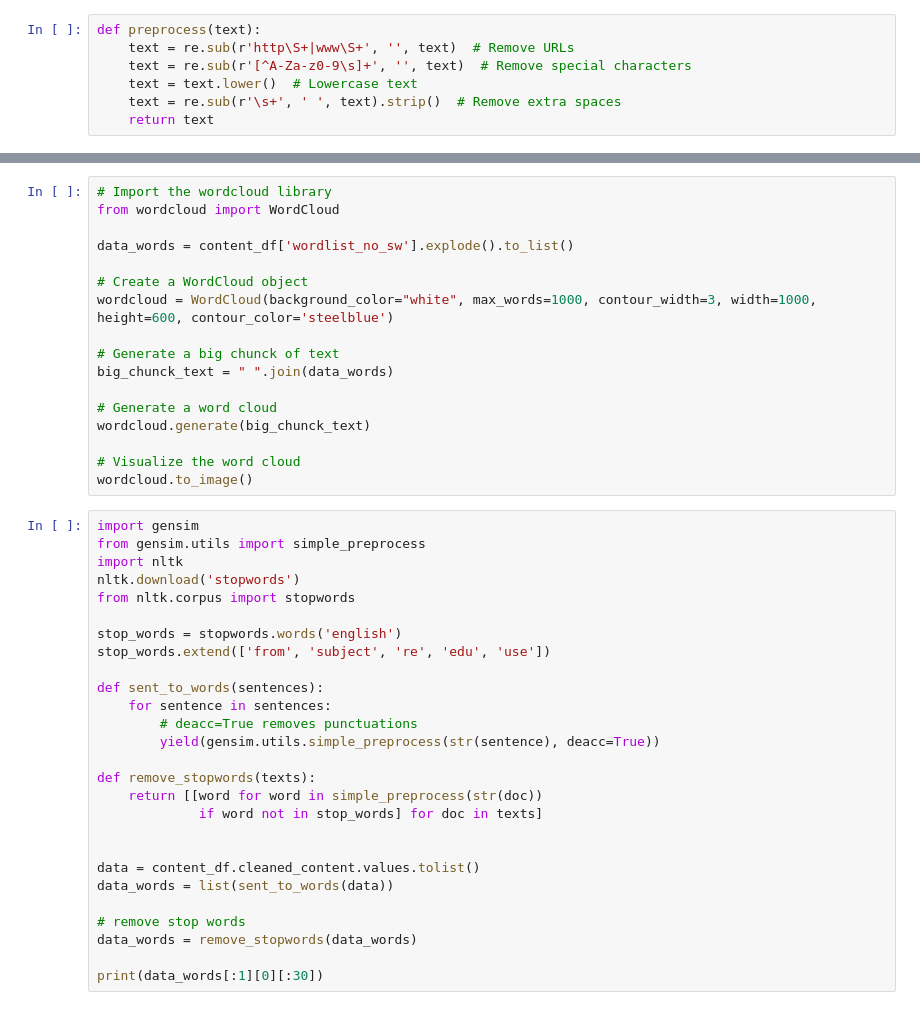
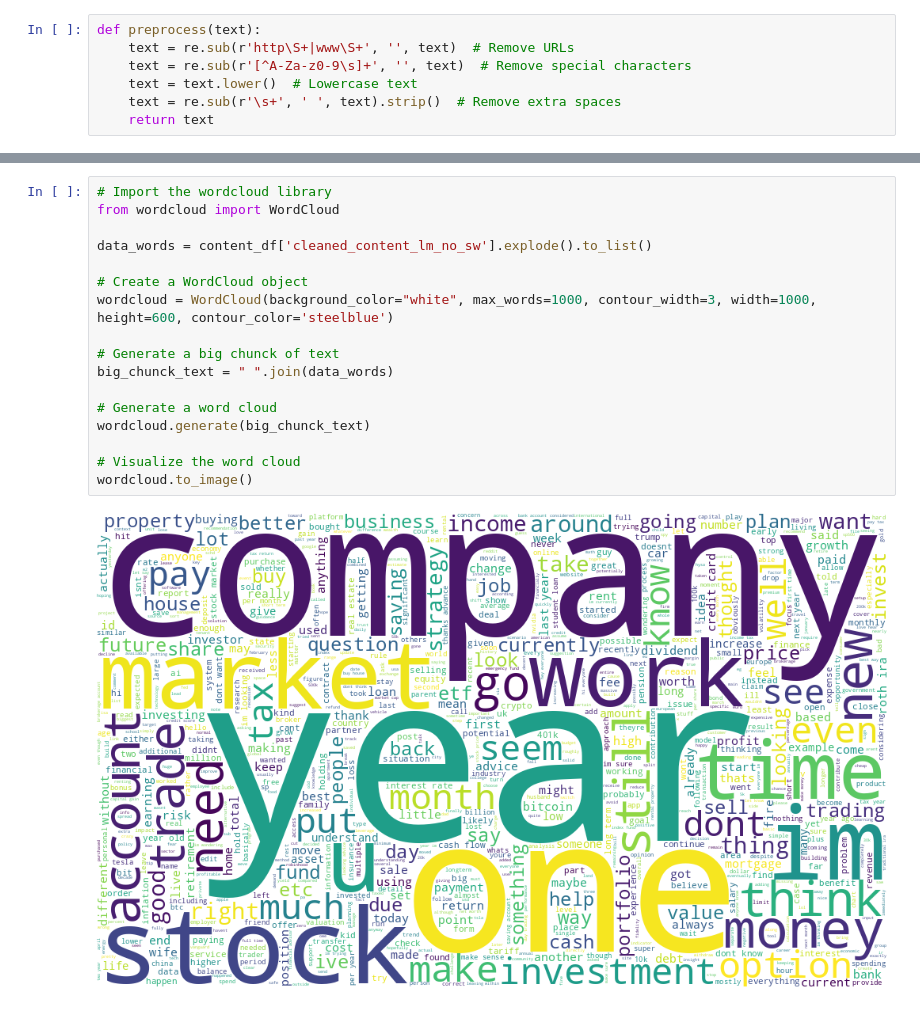
Before and after one commit to Joshuajee/AI-ML-PROJECTS, a Jupyter notebook: Topic Modelling on Financial Posts from Redit.ipynb, the cells around one changed output, grey strips where cells are left out. Saved outputs shown, nothing was run; the diff lists cells and outputs as text.

```diff
--- a/Topic Modelling on Financial Posts from Redit.ipynb
+++ b/Topic Modelling on Financial Posts from Redit.ipynb
@@ -119,44 +232,19 @@ plt.show()
 # %%
 # Import the wordcloud library
 from wordcloud import WordCloud
 
-data_words = content_df['wordlist_no_sw'].explode().to_list()
+data_words = content_df['cleaned_content_lm_no_sw'].explode().to_list()
 
 # Create a WordCloud object
 wordcloud = WordCloud(background_color="white", max_words=1000, contour_width=3, width=1000, height=600, contour_color='steelblue')
 
 # Generate a big chunck of text
 big_chunck_text = " ".join(data_words)
 
 # Generate a word cloud
 wordcloud.generate(big_chunck_text)
 
 # Visualize the word cloud
 wordcloud.to_image()
+# %% [output]
+[figure, added]
-# %%
-import gensim
-from gensim.utils import simple_preprocess
-import nltk
-nltk.download('stopwords')
-from nltk.corpus import stopwords
-
-stop_words = stopwords.words('english')
-stop_words.extend(['from', 'subject', 're', 'edu', 'use'])
-
-def sent_to_words(sentences):
-    for sentence in sentences:
-        # deacc=True removes punctuations
-        yield(gensim.utils.simple_preprocess(str(sentence), deacc=True))
-
-def remove_stopwords(texts):
-    return [[word for word in simple_preprocess(str(doc))
-             if word not in stop_words] for doc in texts]
-
-
-data = content_df.cleaned_content.values.tolist()
-data_words = list(sent_to_words(data))
-
-# remove stop words
-data_words = remove_stopwords(data_words)
-
-print(data_words[:1][0][:30])
```
Also changed, not shown: parts of 32 cells of this notebook.
